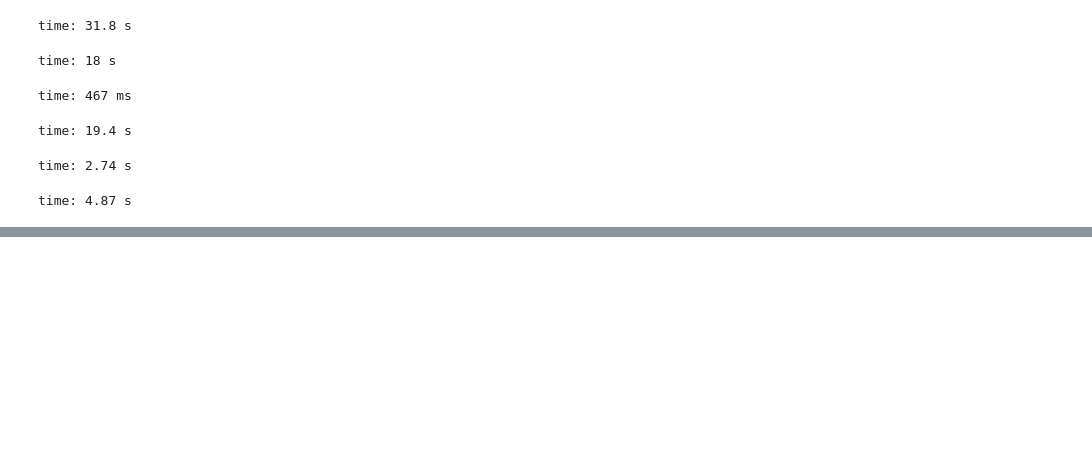
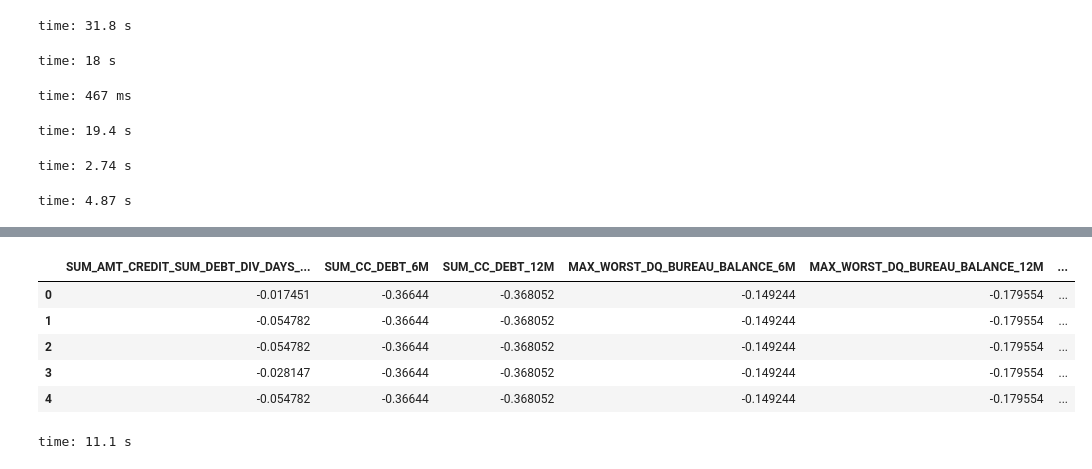
Before and after one commit to StephanKalika/home_credit_default, a Jupyter notebook: eda.ipynb, the cells around one changed output, grey strips where cells are left out. Drawn from its saved outputs; the diff is of its cells as text; code cells hidden in the pictures; blank space fills up the shorter version.

```diff
--- a/eda.ipynb
+++ b/eda.ipynb
@@ -30,0 +50,3 @@ path = "/Users/dsaxton/home_credit_default/"
+# %%
+impute = Imputer(strategy="median")
+scale = StandardScaler()
@@ -92,0 +127,14 @@ time: 11.8 s
+# %%
+frame = pd.merge(train, bureau_agg.drop("BUREAU_AGG_SYNTHETIC_TARGET", axis=1), how="left", on="SK_ID_CURR")
+sk_id_curr = frame.pop("SK_ID_CURR")
+y = frame.pop("TARGET")
+frame = pd.DataFrame(scale.fit_transform(impute.fit_transform(frame.replace([-np.inf, np.inf], np.nan))), columns=frame.columns)
+frame.head()
+# %% [output]
+|  | SUM_AMT_CREDIT_SUM_DEBT_DIV_DAYS_... | SUM_CC_DEBT_6M | SUM_CC_DEBT_12M | MAX_WORST_DQ_BUREAU_BALANCE_6M | MAX_WORST_DQ_BUREAU_BALANCE_12M | ... |
+| 0 | -0.017451 | -0.36644 | -0.368052 | -0.149244 | -0.179554 | ... |
+| 1 | -0.054782 | -0.36644 | -0.368052 | -0.149244 | -0.179554 | ... |
+| 2 | -0.054782 | -0.36644 | -0.368052 | -0.149244 | -0.179554 | ... |
+| 3 | -0.028147 | -0.36644 | -0.368052 | -0.149244 | -0.179554 | ... |
+| 4 | -0.054782 | -0.36644 | -0.368052 | -0.149244 | -0.179554 | ... |
+time: 11.1 s
```
Also changed, not shown: parts of 20 cells of this notebook, 4 other files.
